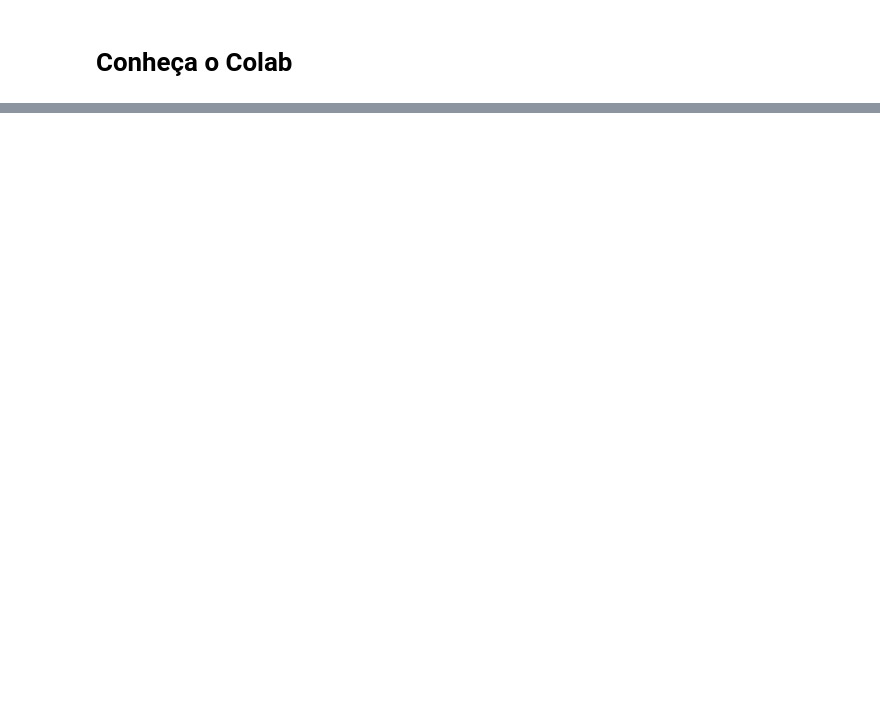
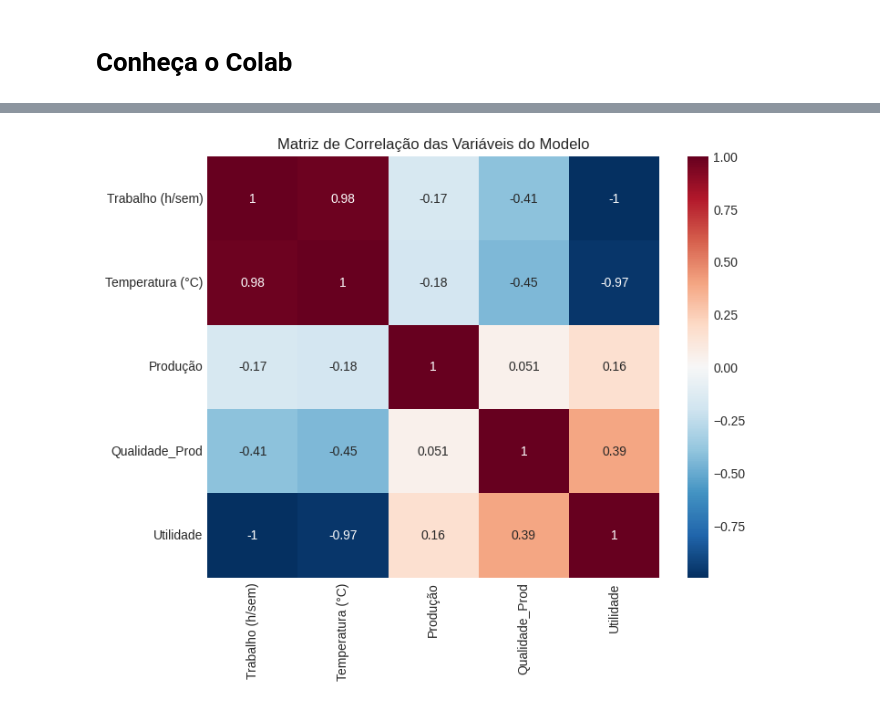
Before and after one commit to alineleandrooo/iCarbon, a Jupyter notebook: Conheça_o_Colab.ipynb, the cells around one changed output, grey strips where cells are left out. Cells and saved outputs as stored; diff of their text form; code cells hidden in the pictures; blank space fills up the shorter version.

```diff
--- a/Conheça_o_Colab.ipynb
+++ b/Conheça_o_Colab.ipynb
@@ -1713,0 +129,38 @@ Estes são alguns notebooks relacionados ao aprendizado de máquina, incluindo o
+# %%
+import matplotlib.pyplot as plt
+import seaborn as sns
+
+# Configuração de estilo
+plt.style.use('seaborn-v0_8-darkgrid')
+fig, axes = plt.subplots(2, 2, figsize=(15, 10))
+
+# 1. Jornada de Trabalho e Lazer
+axes[0, 0].plot(df['Trabalho (h/sem)'], label='Jornada (h/sem)', linewidth=2)
+axes[0, 0].plot(df['Lazer'], label='Lazer (h/sem)', linewidth=2, linestyle='--')
+axes[0, 0].set_title('Evolução: Trabalho vs Lazer')
+axes[0, 0].set_ylabel('Horas')
+axes[0, 0].legend()
+
+# 2. Temperatura Global
+axes[0, 1].plot(df['Temperatura (°C)'], color='red', linewidth=2)
+axes[0, 1].axhline(y=1.5, color='orange', linestyle=':', label='Meta 1.5°C')
+axes[0, 1].set_title('Anomalia de Temperatura Global')
+axes[0, 1].set_ylabel('°C')
+axes[0, 1].legend()
+
+# 3. Produção e Consumo
+axes[1, 0].plot(df['Produção'], label='PIB (Y)', alpha=0.7)
+axes[1, 0].plot(df['Consumo'], label='Consumo (C)', linewidth=2)
+axes[1, 0].set_title('Dinâmica de Produção e Consumo')
+axes[1, 0].legend()
+
+# 4. Qualidade da Produção vs Emissões
+ax4_twin = axes[1, 1].twinx()
+axes[1, 1].plot(df['Qualidade_Prod'], color='purple', label='Qualidade')
+ax4_twin.plot(df['Emissões'], color='green', label='Emissões', linestyle='-.')
+axes[1, 1].set_title('Qualidade Ambiental vs Emissões')
+axes[1, 1].set_ylabel('Índice de Qualidade')
+ax4_twin.set_ylabel('GtCO2')
+
+plt.tight_layout()
+plt.show()
@@ -1713,0 +174,9 @@ Estes são alguns notebooks relacionados ao aprendizado de máquina, incluindo o
+# %%
+# Análise de Correlação
+plt.figure(figsize=(8, 6))
+sns.heatmap(df[['Trabalho (h/sem)', 'Temperatura (°C)', 'Produção', 'Qualidade_Prod', 'Utilidade']].corr(),
+            annot=True, cmap='RdBu_r', center=0)
+plt.title('Matriz de Correlação das Variáveis do Modelo')
+plt.show()
+# %% [output]
+[figure, added]
```
Also changed, not shown: parts of 86 cells of this notebook.
